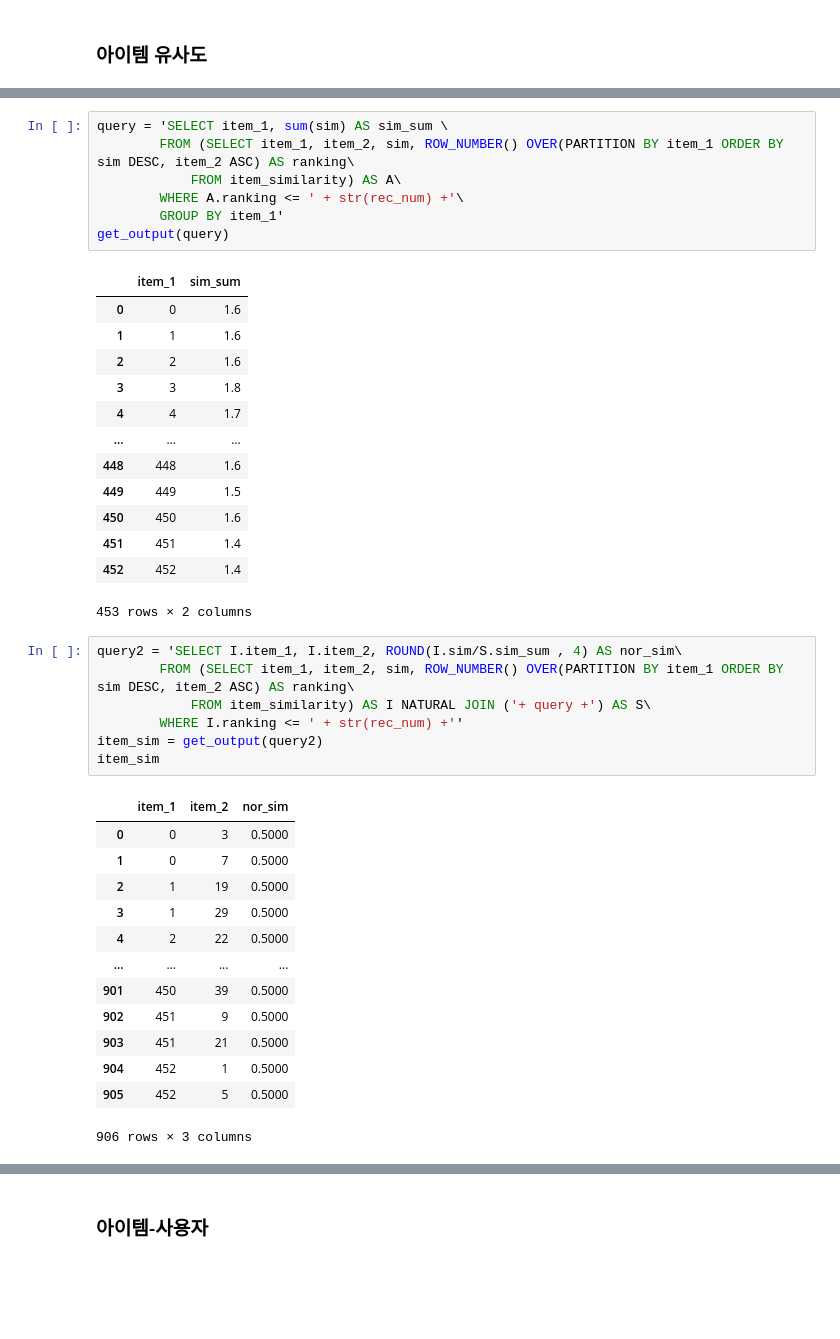
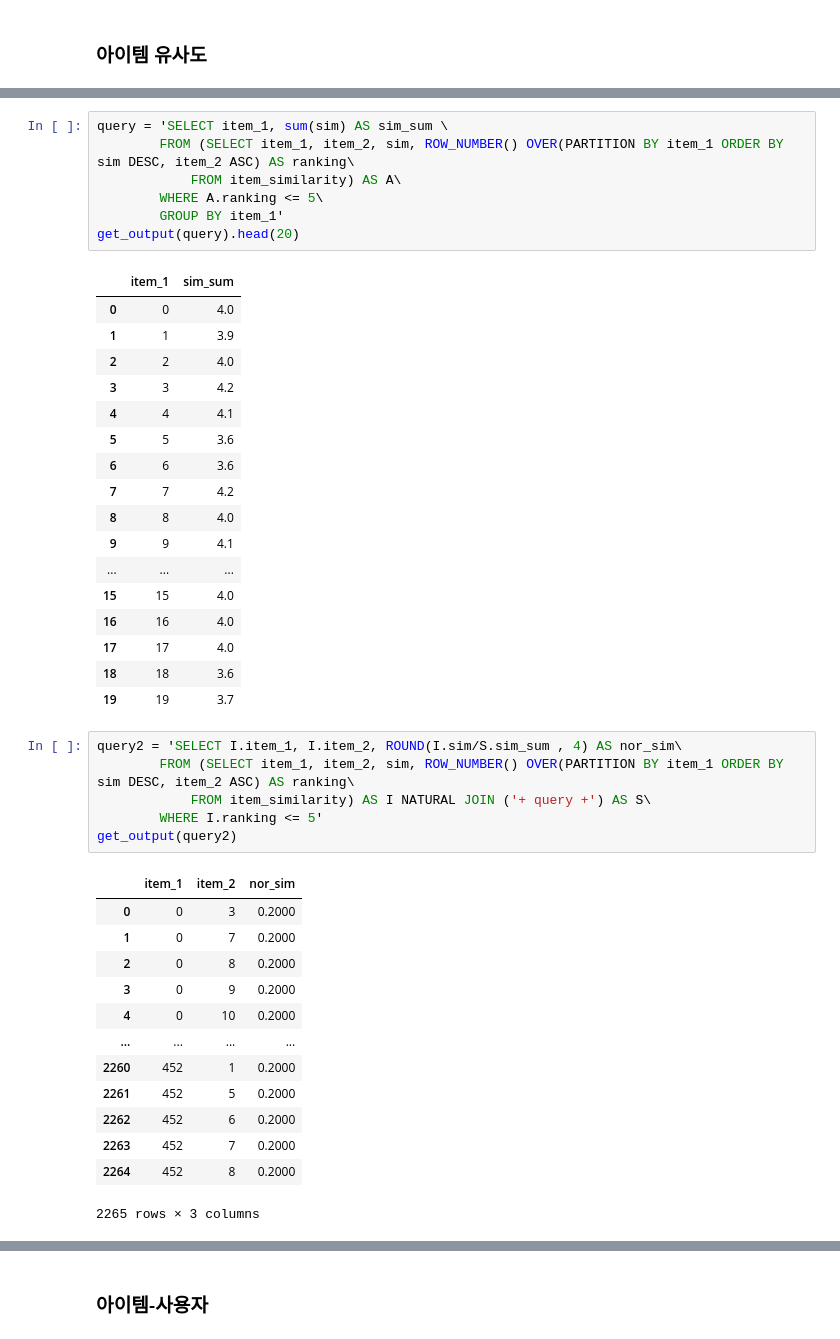
Before and after one commit to asdfrt159/DataScientist, a Jupyter notebook: DB/hw/test.ipynb, the cells around one changed output, grey strips where cells are left out. Cells and saved outputs as stored; diff of their text form; blank space fills up the shorter version.

```diff
--- a/DB/hw/test.ipynb
+++ b/DB/hw/test.ipynb
@@ -126,42 +158,45 @@ rec_num = 2
 # %%
 query = 'SELECT item_1, sum(sim) AS sim_sum \
 		FROM (SELECT item_1, item_2, sim, ROW_NUMBER() OVER(PARTITION BY item_1 ORDER BY sim DESC, item_2 ASC) AS ranking\
 			FROM item_similarity) AS A\
-        WHERE A.ranking <= ' + str(rec_num) +'\
+        WHERE A.ranking <= 5\
         GROUP BY item_1'
-get_output(query)
+get_output(query).head(20)
 # %% [output]
 |  | item_1 | sim_sum |
-| 0 | 0 | 1.6 |
-| 1 | 1 | 1.6 |
-| 2 | 2 | 1.6 |
-| 3 | 3 | 1.8 |
-| 4 | 4 | 1.7 |
+| 0 | 0 | 4.0 |
+| 1 | 1 | 3.9 |
+| 2 | 2 | 4.0 |
+| 3 | 3 | 4.2 |
+| 4 | 4 | 4.1 |
+| 5 | 5 | 3.6 |
+| 6 | 6 | 3.6 |
+| 7 | 7 | 4.2 |
+| 8 | 8 | 4.0 |
+| 9 | 9 | 4.1 |
 | ... | ... | ... |
-| 448 | 448 | 1.6 |
-| 449 | 449 | 1.5 |
-| 450 | 450 | 1.6 |
-| 451 | 451 | 1.4 |
-| 452 | 452 | 1.4 |
+| 15 | 15 | 4.0 |
+| 16 | 16 | 4.0 |
+| 17 | 17 | 4.0 |
+| 18 | 18 | 3.6 |
+| 19 | 19 | 3.7 |
-453 rows × 2 columns
 # %%
 query2 = 'SELECT I.item_1, I.item_2, ROUND(I.sim/S.sim_sum , 4) AS nor_sim\
 		FROM (SELECT item_1, item_2, sim, ROW_NUMBER() OVER(PARTITION BY item_1 ORDER BY sim DESC, item_2 ASC) AS ranking\
 			FROM item_similarity) AS I NATURAL JOIN ('+ query +') AS S\
-        WHERE I.ranking <= ' + str(rec_num) +''
-item_sim = get_output(query2)
-item_sim
+        WHERE I.ranking <= 5'
+get_output(query2)
 # %% [output]
 |  | item_1 | item_2 | nor_sim |
-| 0 | 0 | 3 | 0.5000 |
-| 1 | 0 | 7 | 0.5000 |
-| 2 | 1 | 19 | 0.5000 |
-| 3 | 1 | 29 | 0.5000 |
-| 4 | 2 | 22 | 0.5000 |
+| 0 | 0 | 3 | 0.2000 |
+| 1 | 0 | 7 | 0.2000 |
+| 2 | 0 | 8 | 0.2000 |
+| 3 | 0 | 9 | 0.2000 |
+| 4 | 0 | 10 | 0.2000 |
 | ... | ... | ... | ... |
-| 901 | 450 | 39 | 0.5000 |
-| 902 | 451 | 9 | 0.5000 |
-| 903 | 451 | 21 | 0.5000 |
-| 904 | 452 | 1 | 0.5000 |
-| 905 | 452 | 5 | 0.5000 |
+| 2260 | 452 | 1 | 0.2000 |
+| 2261 | 452 | 5 | 0.2000 |
+| 2262 | 452 | 6 | 0.2000 |
+| 2263 | 452 | 7 | 0.2000 |
+| 2264 | 452 | 8 | 0.2000 |
-906 rows × 3 columns
+2265 rows × 3 columns
```
Also changed, not shown: parts of 28 cells of this notebook, 7 other files.
